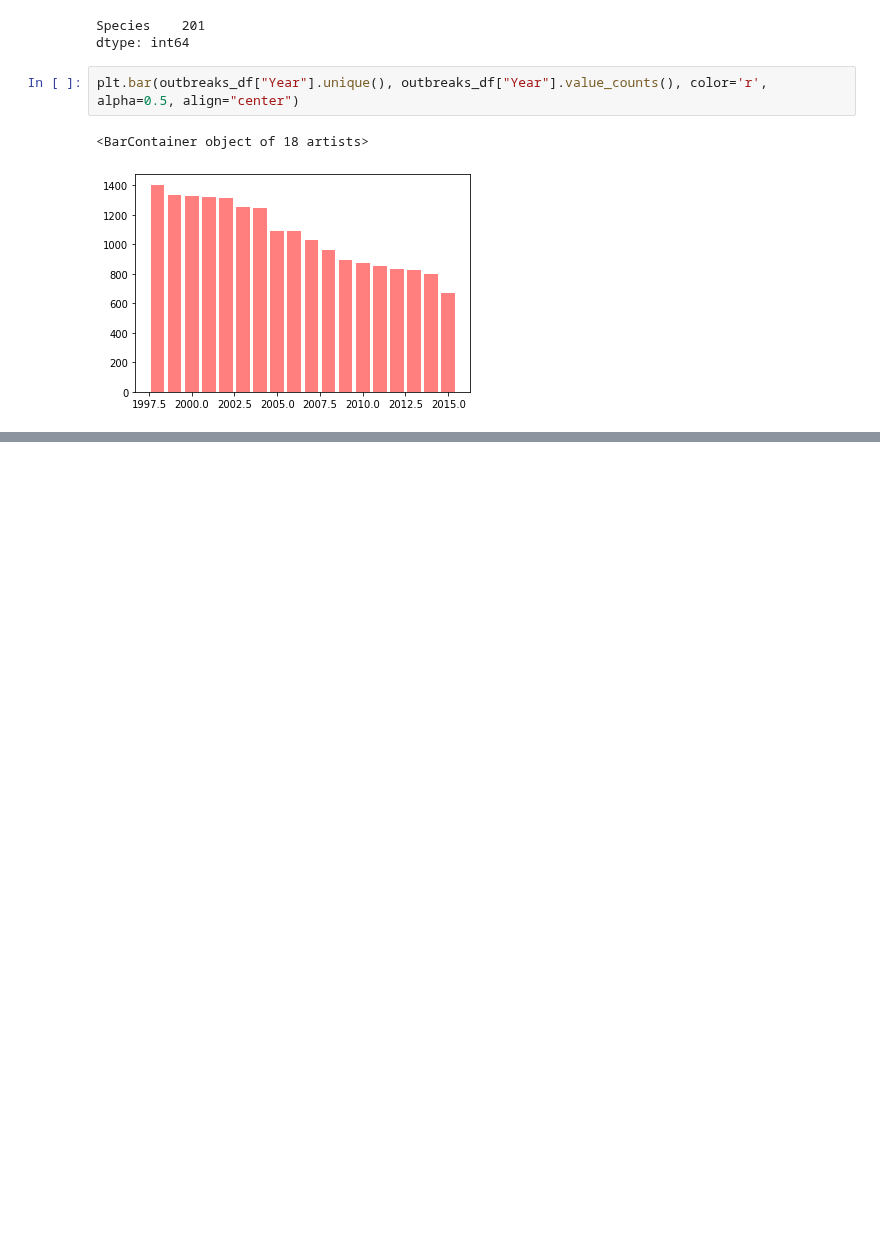
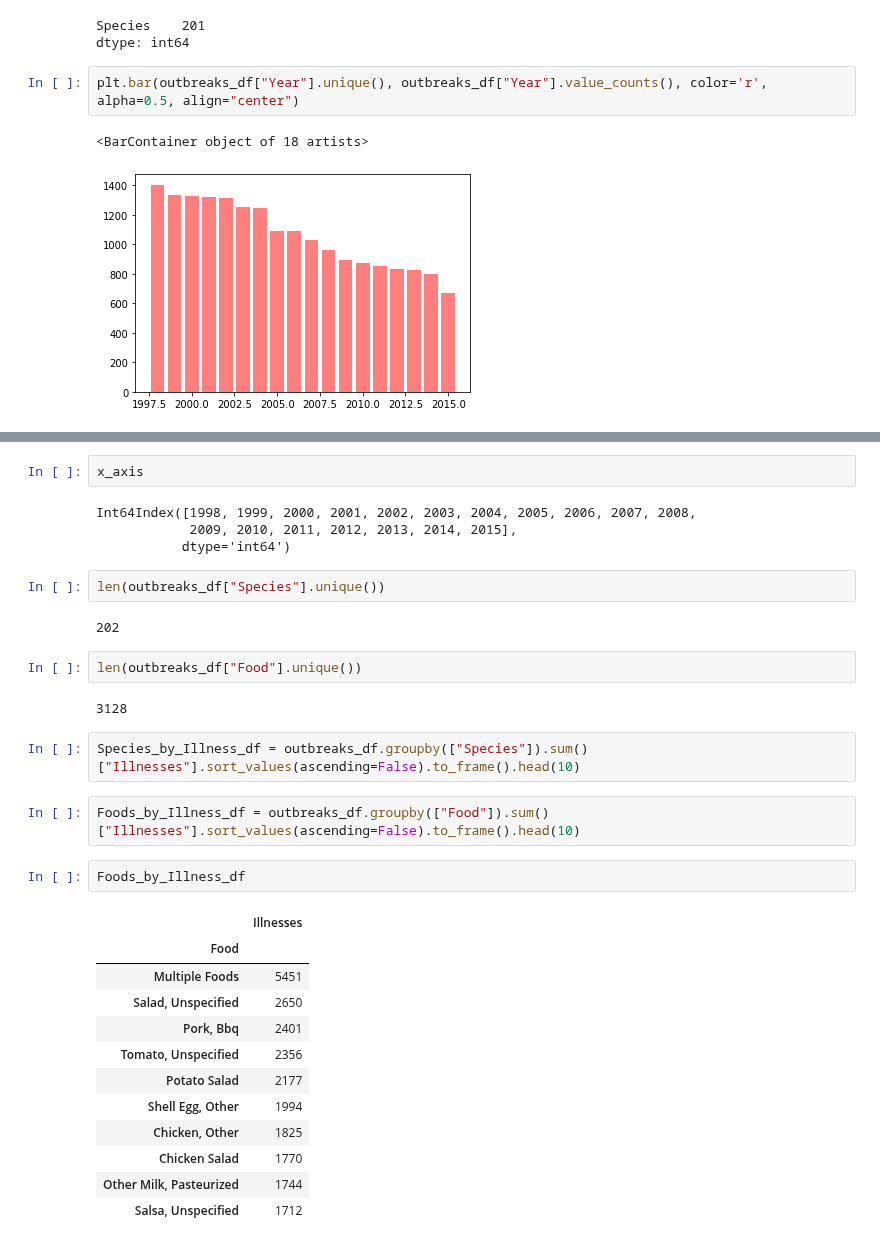
Before and after one commit to DINHC/foodborneillness, a Jupyter notebook: Foodborne_illness.ipynb, the cells around one changed output, grey strips where cells are left out. Saved outputs shown, nothing was run; the diff lists cells and outputs as text; blank space fills up the shorter version.

```diff
--- a/Foodborne_illness.ipynb
+++ b/Foodborne_illness.ipynb
@@ -139,0 +196,33 @@ Name: Food, Length: 3127, dtype: int64
+# %%
+x_axis
+# %% [output]
+Int64Index([1998, 1999, 2000, 2001, 2002, 2003, 2004, 2005, 2006, 2007, 2008,
+            2009, 2010, 2011, 2012, 2013, 2014, 2015],
+           dtype='int64')
+# %%
+len(outbreaks_df["Species"].unique())
+# %% [output]
+202
+# %%
+len(outbreaks_df["Food"].unique())
+# %% [output]
+3128
+# %%
+Species_by_Illness_df = outbreaks_df.groupby(["Species"]).sum()["Illnesses"].sort_values(ascending=False).to_frame().head(10)
+# %%
+Foods_by_Illness_df = outbreaks_df.groupby(["Food"]).sum()["Illnesses"].sort_values(ascending=False).to_frame().head(10)
+# %%
+Foods_by_Illness_df
+# %% [output]
+|  | Illnesses |
+| Food |  |
+| Multiple Foods | 5451 |
+| Salad, Unspecified | 2650 |
+| Pork, Bbq | 2401 |
+| Tomato, Unspecified | 2356 |
+| Potato Salad | 2177 |
+| Shell Egg, Other | 1994 |
+| Chicken, Other | 1825 |
+| Chicken Salad | 1770 |
+| Other Milk, Pasteurized | 1744 |
+| Salsa, Unspecified | 1712 |
```
Also changed, not shown: parts of 11 cells of this notebook.
